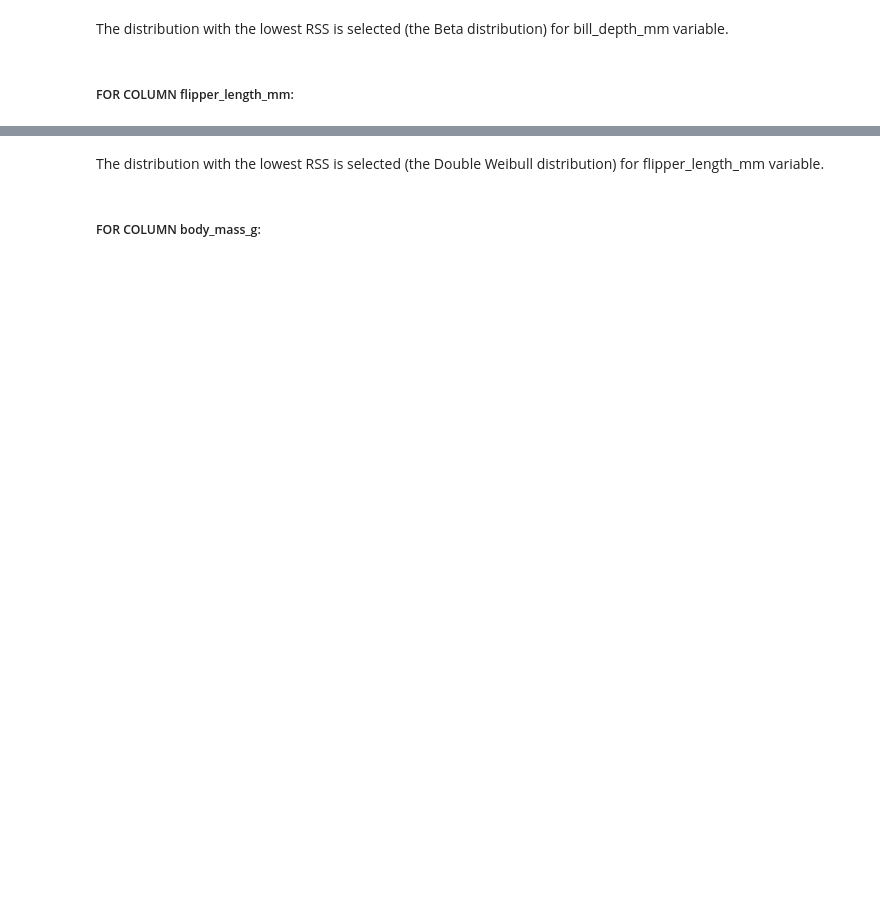
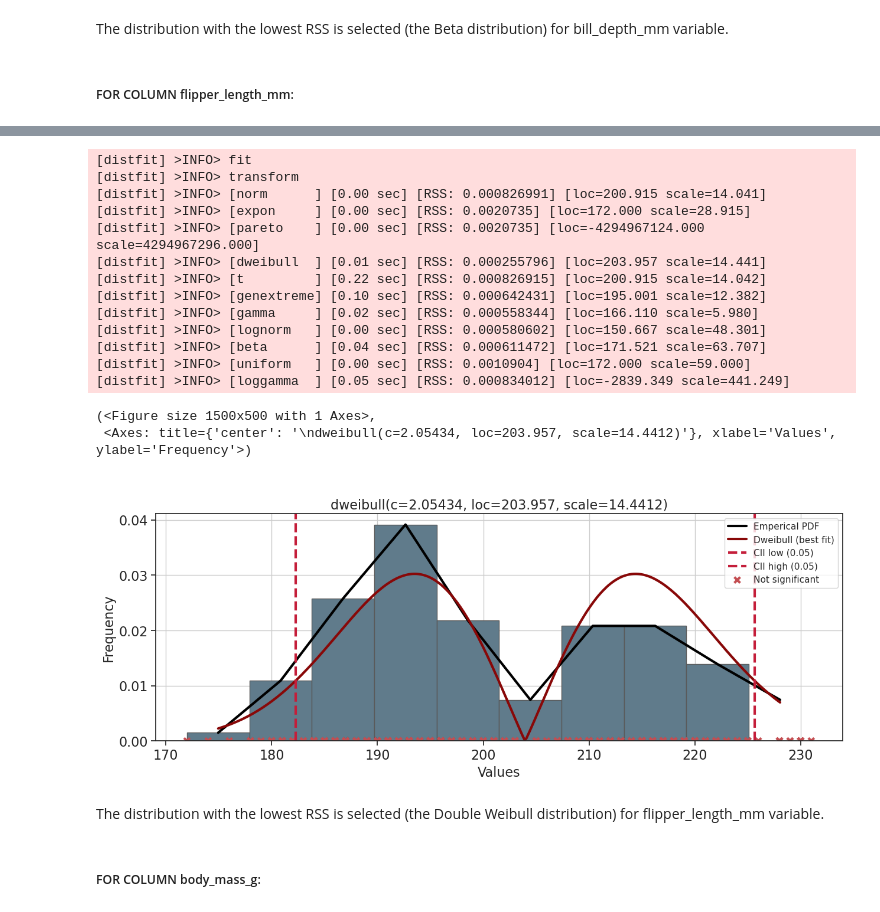
Before and after one commit to nurbujang/fundaw23, a Jupyter notebook: tasks.ipynb, the cells around one changed output, grey strips where cells are left out. Cells and saved outputs as stored; diff of their text form; code cells hidden in the pictures; blank space fills up the shorter version.

```diff
--- a/tasks.ipynb
+++ b/tasks.ipynb
@@ -313,9 +406,26 @@ plt.show()
 # %%
 dist = distfit()
 
 dist.fit_transform(df['flipper_length_mm'].dropna().values)   # Fit distributions on empirical data flipper_length_mm after dropping missing values
 dist.predict(df['flipper_length_mm'].dropna().values)         # Predict the probability of the response variables
-dist.plot() # Plot the best fitted distribution (y is included if prediction is made)
+dist.plot(figsize=(15,5)) # Plot the best fitted distribution (y is included if prediction is made)
+# %% [output]
+[distfit] >INFO> fit
+[distfit] >INFO> transform
+[distfit] >INFO> [norm      ] [0.00 sec] [RSS: 0.000826991] [loc=200.915 scale=14.041]
+[distfit] >INFO> [expon     ] [0.00 sec] [RSS: 0.0020735] [loc=172.000 scale=28.915]
+[distfit] >INFO> [pareto    ] [0.00 sec] [RSS: 0.0020735] [loc=-4294967124.000 scale=4294967296.000]
+[distfit] >INFO> [dweibull  ] [0.01 sec] [RSS: 0.000255796] [loc=203.957 scale=14.441]
+[distfit] >INFO> [t         ] [0.22 sec] [RSS: 0.000826915] [loc=200.915 scale=14.042]
+[distfit] >INFO> [genextreme] [0.10 sec] [RSS: 0.000642431] [loc=195.001 scale=12.382]
+[distfit] >INFO> [gamma     ] [0.02 sec] [RSS: 0.000558344] [loc=166.110 scale=5.980]
+[distfit] >INFO> [lognorm   ] [0.00 sec] [RSS: 0.000580602] [loc=150.667 scale=48.301]
+[distfit] >INFO> [beta      ] [0.04 sec] [RSS: 0.000611472] [loc=171.521 scale=63.707]
+[distfit] >INFO> [uniform   ] [0.00 sec] [RSS: 0.0010904] [loc=172.000 scale=59.000]
+[distfit] >INFO> [loggamma  ] [0.05 sec] [RSS: 0.000834012] [loc=-2839.349 scale=441.249]
+(<Figure size 1500x500 with 1 Axes>,
+ <Axes: title={'center': '\ndweibull(c=2.05434, loc=203.957, scale=14.4412)'}, xlabel='Values', ylabel='Frequency'>)
+[figure, added]
 # %% [markdown]
 The distribution with the lowest RSS is selected (the Double Weibull distribution) for flipper_length_mm variable.
 # %% [markdown]
```
Also changed, not shown: parts of 21 cells of this notebook, 2 other files.
